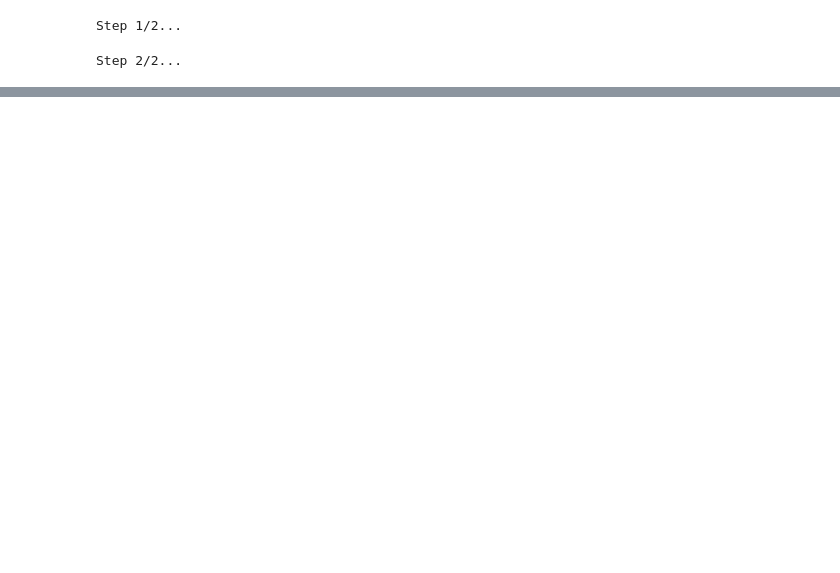
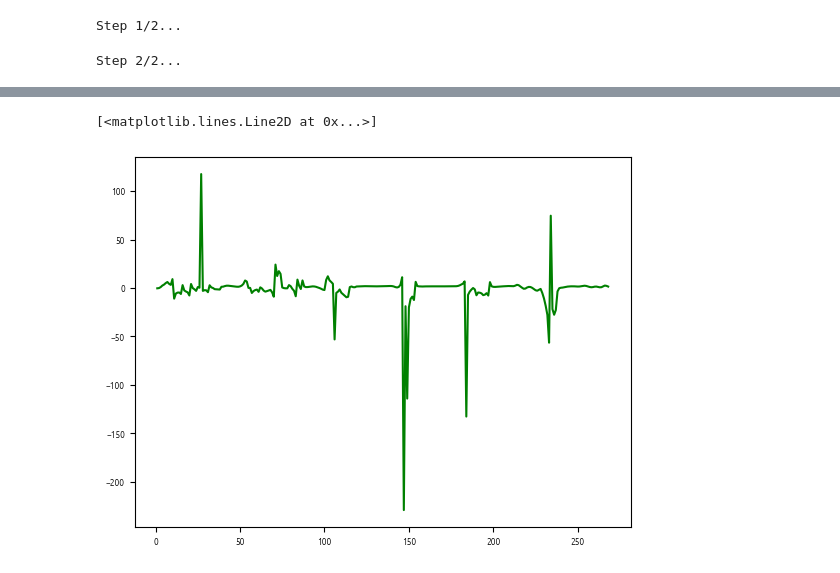
Before and after one commit to nicocarbone/MamoRefCodePublic, a Jupyter notebook: MamoRefRecon2D_MC_MultiDepth.ipynb, the cells around one changed output, grey strips where cells are left out. Drawn from its saved outputs; the diff is of its cells as text; code cells hidden in the pictures; blank space fills up the shorter version.

```diff
--- a/MamoRefRecon2D_MC_MultiDepth.ipynb
+++ b/MamoRefRecon2D_MC_MultiDepth.ipynb
@@ -180,0 +184,8 @@ figSats.savefig("MC2Incs_HbXMaps_MultiDepth.png", dpi=300)
+# %%
+#plt.plot(np.diagonal(OxyMap_2D_filtered))
+#plt.plot(np.diagonal(desOxyMap_2D_filtered), c="red")
+plt.plot(np.diagonal(OxyMap_2D_filtered)/np.diagonal(desOxyMap_2D_filtered), c="green")
+#plt.ylim(-1e-6,0.1e-4)
+# %% [output]
+[<matplotlib.lines.Line2D at 0x...>]
+[figure, added]
```
Also changed, not shown: parts of 12 cells of this notebook, 1 other file.
